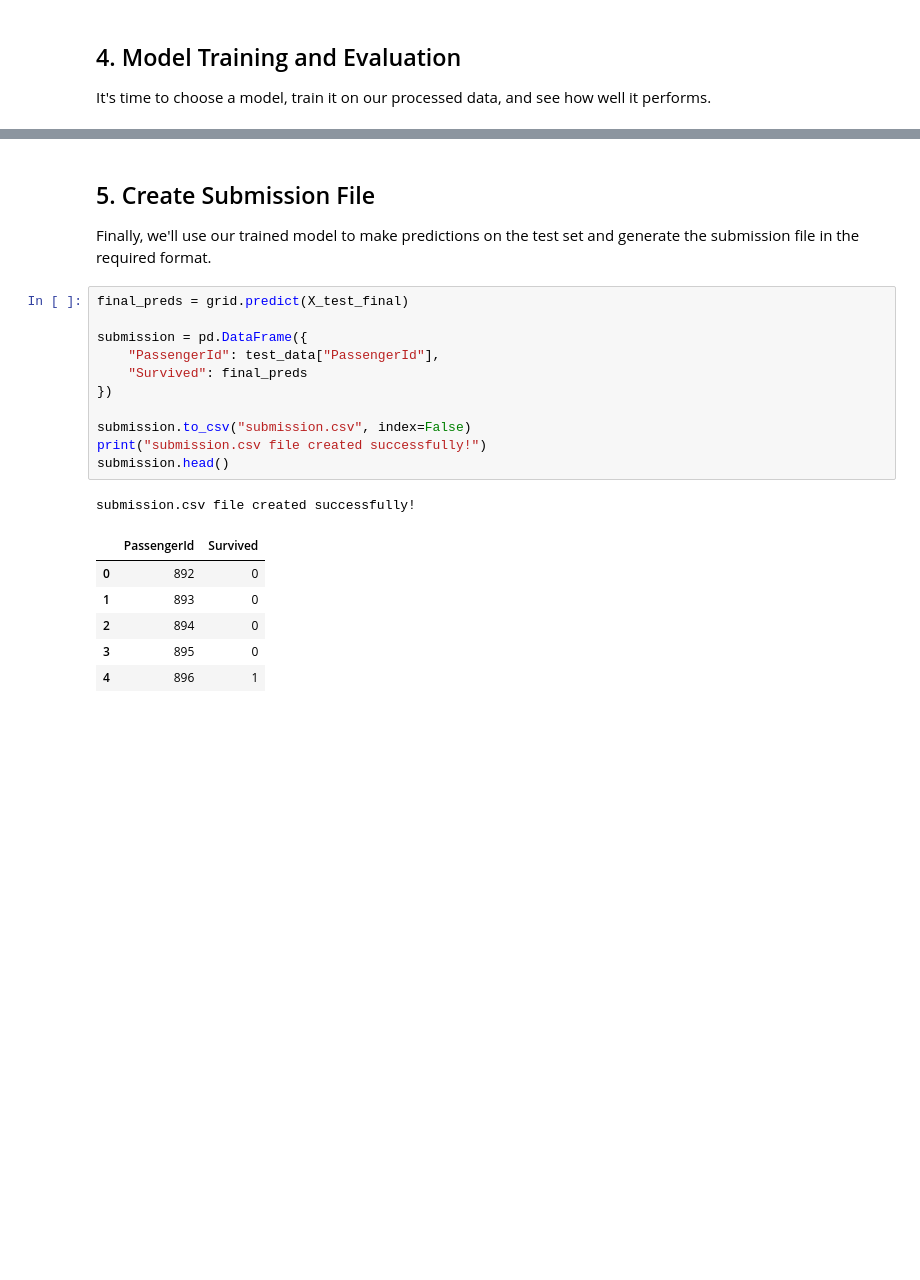
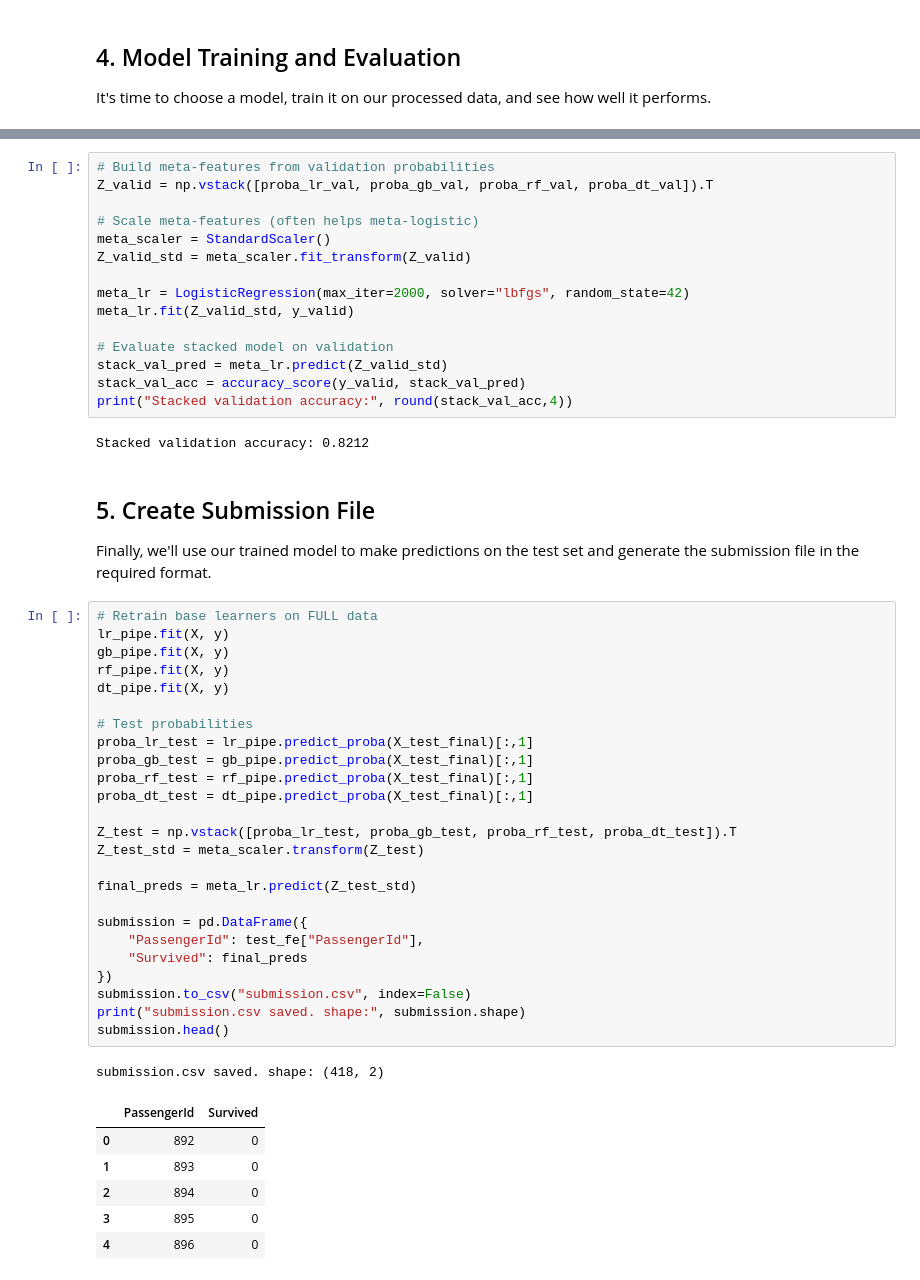
Before and after one commit to RonaldDonfack/Bole, a Jupyter notebook: titanic_analysis_Kola.ipynb, the cells around one changed output, grey strips where cells are left out. Cells and saved outputs as stored; diff of their text form; blank space fills up the shorter version.

```diff
--- a/titanic_analysis_Kola.ipynb
+++ b/titanic_analysis_Kola.ipynb
@@ -138,23 +174,54 @@ weighted avg       0.81      0.81      0.81       179
+# %%
+# Build meta-features from validation probabilities
+Z_valid = np.vstack([proba_lr_val, proba_gb_val, proba_rf_val, proba_dt_val]).T
+
+# Scale meta-features (often helps meta-logistic)
+meta_scaler = StandardScaler()
+Z_valid_std = meta_scaler.fit_transform(Z_valid)
+
+meta_lr = LogisticRegression(max_iter=2000, solver="lbfgs", random_state=42)
+meta_lr.fit(Z_valid_std, y_valid)
+
+# Evaluate stacked model on validation
+stack_val_pred = meta_lr.predict(Z_valid_std)
+stack_val_acc = accuracy_score(y_valid, stack_val_pred)
+print("Stacked validation accuracy:", round(stack_val_acc,4))
+# %% [output]
+Stacked validation accuracy: 0.8212
 # %% [markdown]
 ## 5. Create Submission File
 
 Finally, we'll use our trained model to make predictions on the test set and generate the submission file in the required format.
-# %%
-final_preds = grid.predict(X_test_final)
-
-submission = pd.DataFrame({
-    "PassengerId": test_data["PassengerId"],
-    "Survived": final_preds
-})
-
-submission.to_csv("submission.csv", index=False)
-print("submission.csv file created successfully!")
-submission.head()
-# %% [output]
-submission.csv file created successfully!
-|  | PassengerId | Survived |
-| 0 | 892 | 0 |
-| 1 | 893 | 0 |
-| 2 | 894 | 0 |
-| 3 | 895 | 0 |
-| 4 | 896 | 1 |
+# %%
+# Retrain base learners on FULL data
+lr_pipe.fit(X, y)
+gb_pipe.fit(X, y)
+rf_pipe.fit(X, y)
+dt_pipe.fit(X, y)
+
+# Test probabilities
+proba_lr_test = lr_pipe.predict_proba(X_test_final)[:,1]
+proba_gb_test = gb_pipe.predict_proba(X_test_final)[:,1]
+proba_rf_test = rf_pipe.predict_proba(X_test_final)[:,1]
+proba_dt_test = dt_pipe.predict_proba(X_test_final)[:,1]
+
+Z_test = np.vstack([proba_lr_test, proba_gb_test, proba_rf_test, proba_dt_test]).T
+Z_test_std = meta_scaler.transform(Z_test)
+
+final_preds = meta_lr.predict(Z_test_std)
+
+submission = pd.DataFrame({
+    "PassengerId": test_fe["PassengerId"],
+    "Survived": final_preds
+})
+submission.to_csv("submission.csv", index=False)
+print("submission.csv saved. shape:", submission.shape)
+submission.head()
+# %% [output]
+submission.csv saved. shape: (418, 2)
+|  | PassengerId | Survived |
+| 0 | 892 | 0 |
+| 1 | 893 | 0 |
+| 2 | 894 | 0 |
+| 3 | 895 | 0 |
+| 4 | 896 | 0 |
```
Also changed, not shown: parts of 6 cells of this notebook.
